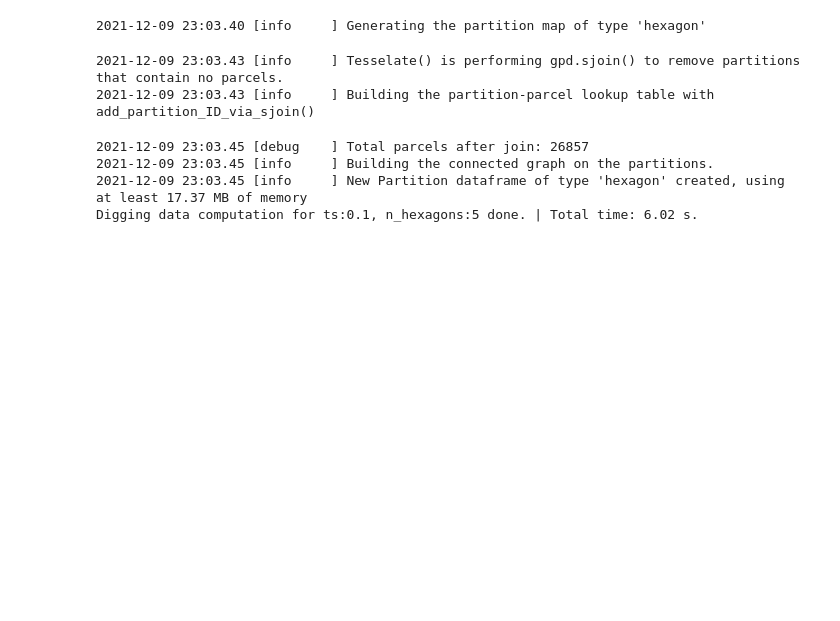
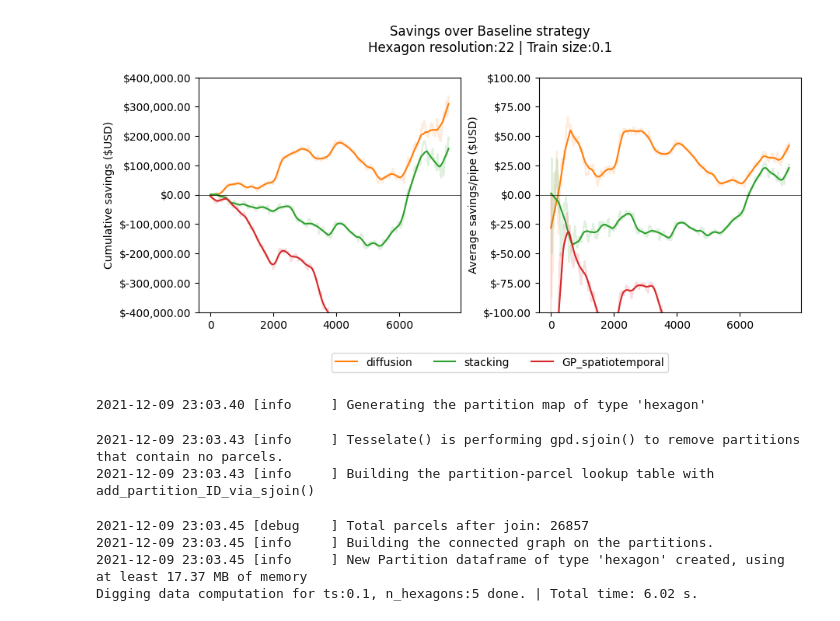
Before and after one commit to mcembalest/teamBlueConduit, a Jupyter notebook: notebooks/modeling/Costs.ipynb, the cells around one changed output. Cells and saved outputs as stored; diff of their text form; code cells hidden in the pictures; blank space fills up the shorter version.

```diff
--- a/notebooks/modeling/Costs.ipynb
+++ b/notebooks/modeling/Costs.ipynb
@@ -19,3 +38,7 @@ costs_handler = CostsHandler(Ydata, train_pid, test_pid, partitions_builder, pre
+# %%
+costs_handler.plot_savings(res=22, ts=0.1, savefig=True, norm_x=False, plot_dir='../../plots/savings')
+# %% [output]
+[figure, added]
 # %%
 for res in res_list:
     for ts in ts_list:
```
Also changed, not shown: parts of 2 cells of this notebook, 3 other files.
